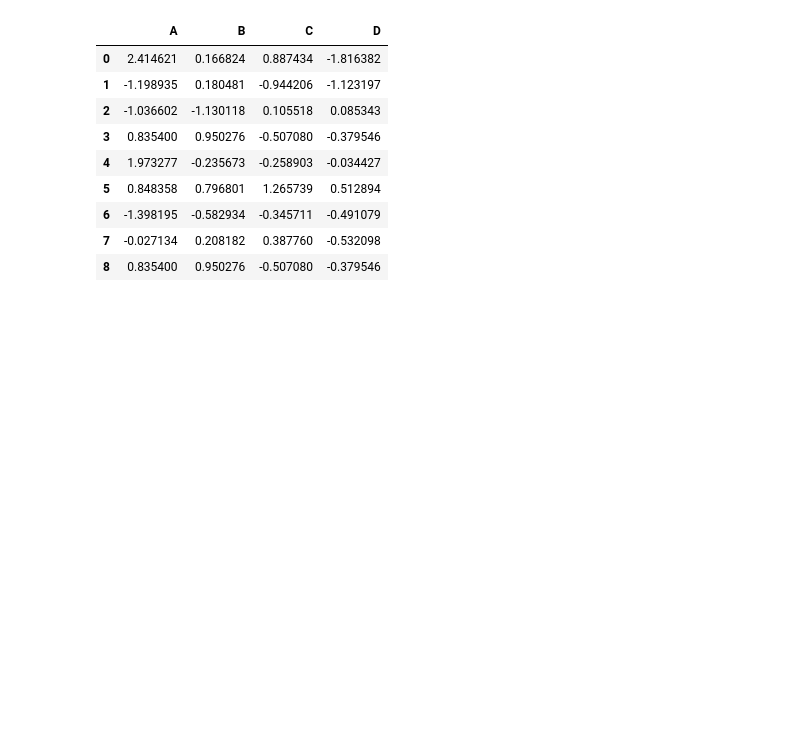
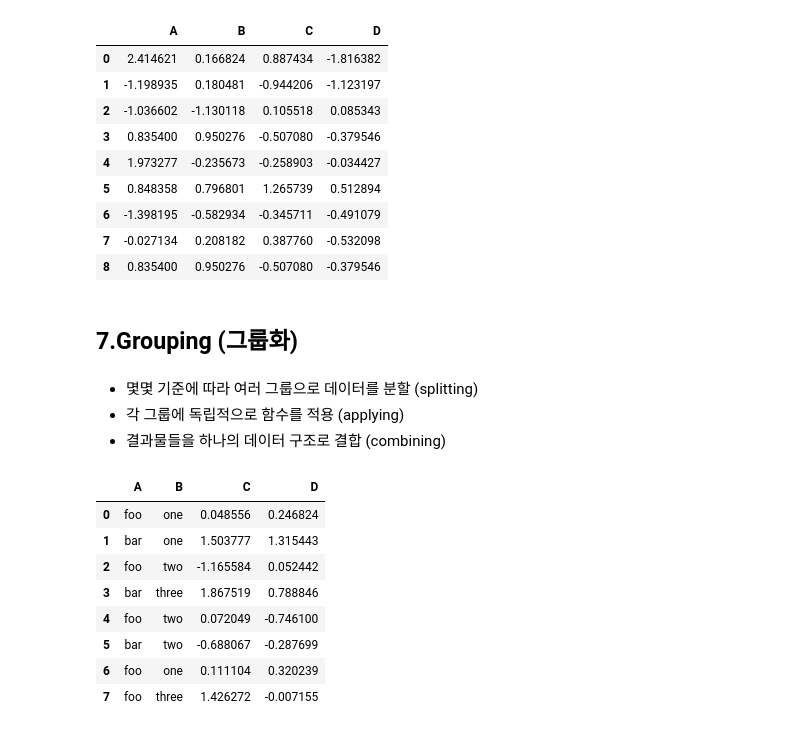
Before and after one commit to euneun316/Python-for-Pandas, a Jupyter notebook: Pandas-Study.ipynb, the cells around one changed output. Drawn from its saved outputs; the diff is of its cells as text; code cells hidden in the pictures; blank space fills up the shorter version.

Commit message:
Grouping

```diff
--- a/Pandas-Study.ipynb
+++ b/Pandas-Study.ipynb
@@ -787,3 +787,29 @@ df.append(s,ignore_index=True)
 | 6 | -1.398195 | -0.582934 | -0.345711 | -0.491079 |
 | 7 | -0.027134 | 0.208182 | 0.387760 | -0.532098 |
 | 8 | 0.835400 | 0.950276 | -0.507080 | -0.379546 |
+# %% [markdown]
+## 7.Grouping (그룹화)
+# %% [markdown]
+- 몇몇 기준에 따라 여러 그룹으로 데이터를 분할 (splitting)
+- 각 그룹에 독립적으로 함수를 적용 (applying)
+- 결과물들을 하나의 데이터 구조로 결합 (combining)
+# %%
+df = pd.DataFrame(
+    {
+        'A' : ['foo','bar','foo','bar','foo','bar','foo','foo'],
+        'B' : ['one','one','two','three','two','two','one','three'],
+        'C' : np.random.randn(8),
+        'D' : np.random.randn(8)
+    }
+)
+df
+# %% [output]
+|  | A | B | C | D |
+| 0 | foo | one | 0.048556 | 0.246824 |
+| 1 | bar | one | 1.503777 | 1.315443 |
+| 2 | foo | two | -1.165584 | 0.052442 |
+| 3 | bar | three | 1.867519 | 0.788846 |
+| 4 | foo | two | 0.072049 | -0.746100 |
+| 5 | bar | two | -0.688067 | -0.287699 |
+| 6 | foo | one | 0.111104 | 0.320239 |
+| 7 | foo | three | 1.426272 | -0.007155 |
```
Also changed, not shown: parts of 4 cells of this notebook.
